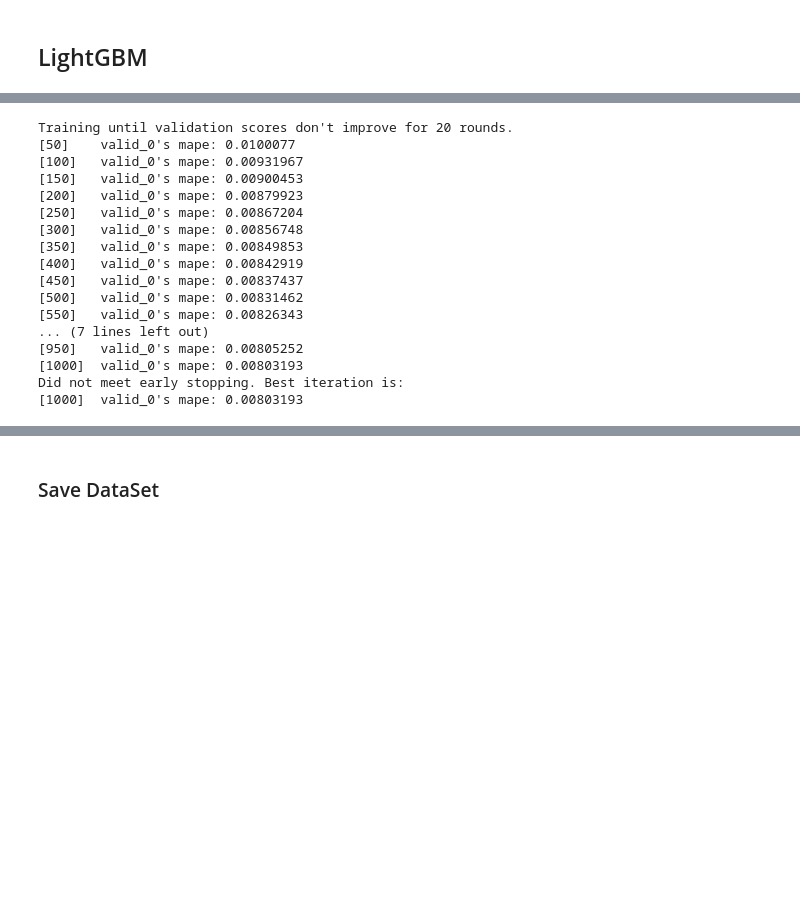
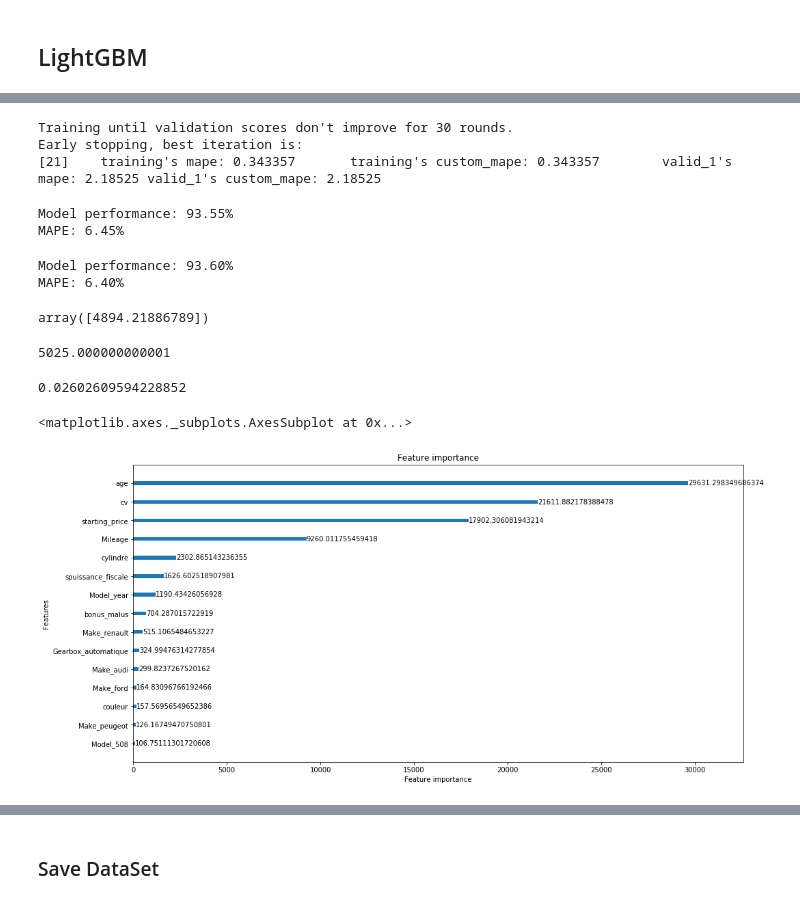
Before and after one commit to nguyenkhacbaoanh/used_car_price_estimation, a Jupyter notebook: notebook/Used Car implementation Machine Learning.ipynb, the cells around one changed output, grey strips where cells are left out. Saved outputs shown, nothing was run; the diff lists cells and outputs as text; code cells hidden in the pictures; blank space fills up the shorter version.

```diff
--- a/notebook/Used Car implementation Machine Learning.ipynb
+++ b/notebook/Used Car implementation Machine Learning.ipynb
@@ -1364,21 +1463,38 @@ param = {
 # %%
-num_round = 1000
-bst = lgb.train(param, train_data, num_round, valid_sets=[validation_data], verbose_eval=50)
+num_round = 5000
+bst = lgb.train(param, train_data, num_round, valid_sets=[train_data, validation_data], feval=feval_mape, verbose_eval=500)
 # %% [output]
-Training until validation scores don't improve for 20 rounds.
-[50]    valid_0's mape: 0.0100077
-[100]   valid_0's mape: 0.00931967
-[150]   valid_0's mape: 0.00900453
-[200]   valid_0's mape: 0.00879923
-[250]   valid_0's mape: 0.00867204
-[300]   valid_0's mape: 0.00856748
-[350]   valid_0's mape: 0.00849853
-[400]   valid_0's mape: 0.00842919
-[450]   valid_0's mape: 0.00837437
-[500]   valid_0's mape: 0.00831462
-[550]   valid_0's mape: 0.00826343
-... (7 lines left out)
-[950]   valid_0's mape: 0.00805252
-[1000]  valid_0's mape: 0.00803193
-Did not meet early stopping. Best iteration is:
-[1000]  valid_0's mape: 0.00803193
+Training until validation scores don't improve for 30 rounds.
+Early stopping, best iteration is:
+[21]    training's mape: 0.343357       training's custom_mape: 0.343357        valid_1's mape: 2.18525 valid_1's custom_mape: 2.18525
+# %%
+y_pred = bst.predict(X_test, num_iteration=bst.best_iteration)
+print("Model performance: {:.2f}%".format(accuracy_score(np.exp(y_test), np.exp(y_pred)) * 100))
+print("MAPE: {:.2f}%".format(MAPE(np.exp(y_test), np.exp(y_pred)) * 100))
+# %% [output]
+Model performance: 93.55%
+MAPE: 6.45%
+# %%
+y_pred = bst.predict(X_val.values, num_iteration=bst.best_iteration)
+print("Model performance: {:.2f}%".format(accuracy_score(np.exp(y_val), np.exp(y_pred)) * 100))
+print("MAPE: {:.2f}%".format(MAPE(np.exp(y_val), np.exp(y_pred)) * 100))
+# %% [output]
+Model performance: 93.60%
+MAPE: 6.40%
+# %%
+np.exp(y_pred)
+# %% [output]
+array([4894.21886789])
+# %%
+np.exp(y_train_[1])
+# %% [output]
+5025.000000000001
+# %%
+(5025 - 4894.21886789)/5025
+# %% [output]
+0.02602609594228852
+# %%
+lgb.plot_importance(bst, importance_type="gain", max_num_features=15, figsize=(16,8), grid=False)
+# %% [output]
+<matplotlib.axes._subplots.AxesSubplot at 0x...>
+[figure, added]
```
Also changed, not shown: parts of 50 cells of this notebook, 1 other file.
